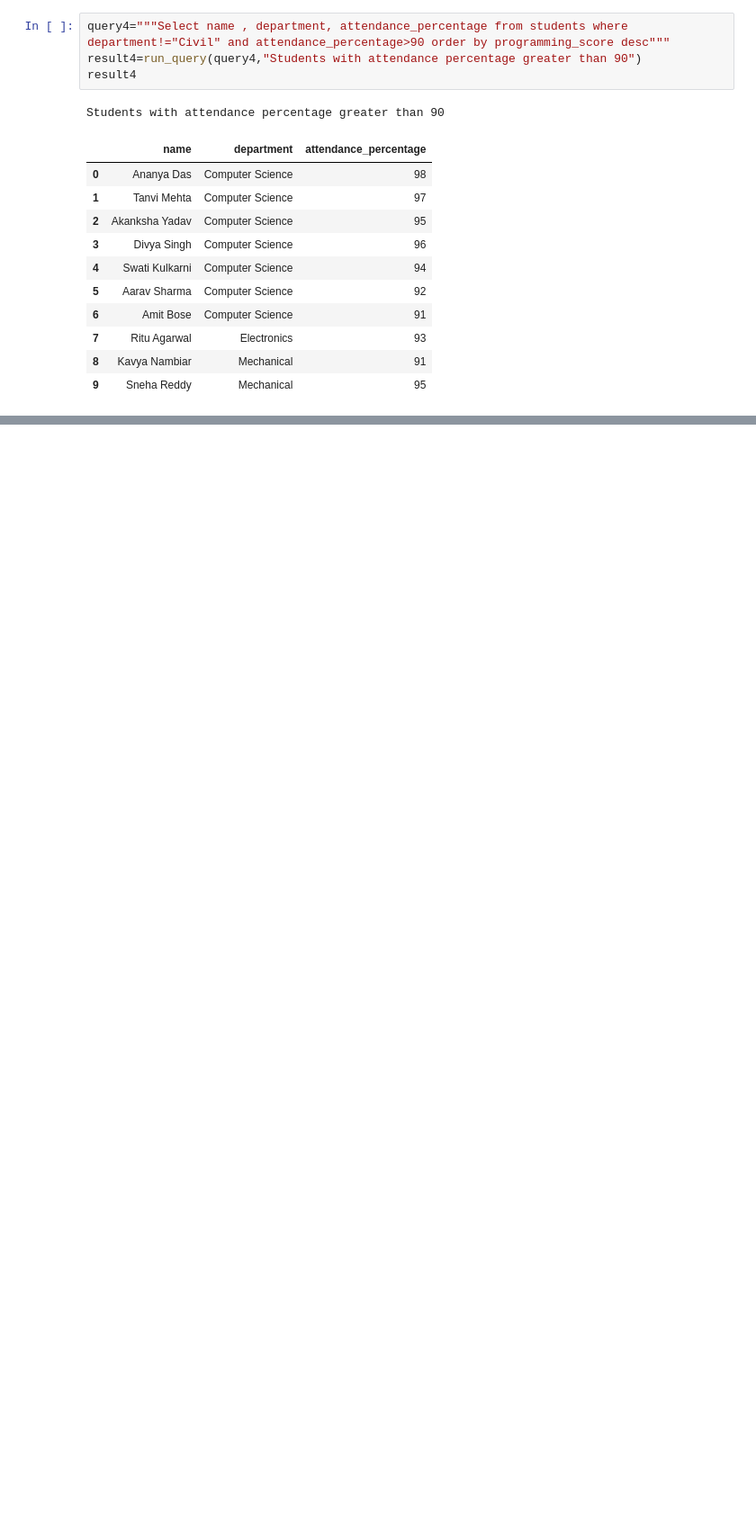
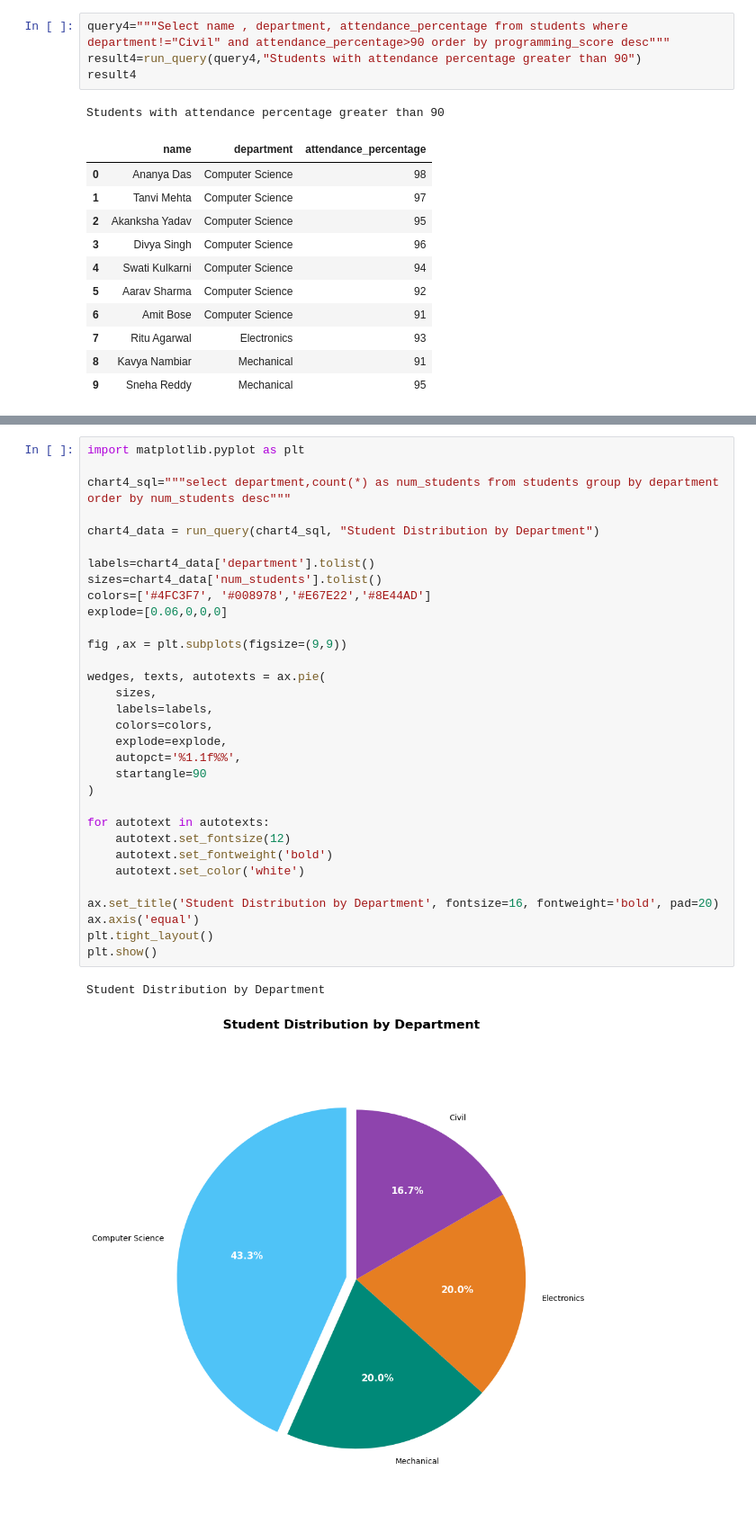
Before and after one commit to Sabarinathan-mb/Data_Engi-Workshop, a Jupyter notebook: Day_2/Day_2.ipynb, the cells around one changed output, grey strips where cells are left out. Shown at 90% size. Saved outputs shown, nothing was run; the diff lists cells and outputs as text; blank space fills up the shorter version.

```diff
--- a/Day_2/Day_2.ipynb
+++ b/Day_2/Day_2.ipynb
@@ -148,0 +246,35 @@ Error executing query: Execution failed on sql 'select gender,count(*) as num_st
+# %%
+import matplotlib.pyplot as plt
+
+chart4_sql="""select department,count(*) as num_students from students group by department order by num_students desc"""
+
+chart4_data = run_query(chart4_sql, "Student Distribution by Department")
+
+labels=chart4_data['department'].tolist()
+sizes=chart4_data['num_students'].tolist()
+colors=['#4FC3F7', '#008978','#E67E22','#8E44AD']
+explode=[0.06,0,0,0]
+
+fig ,ax = plt.subplots(figsize=(9,9))
+
+wedges, texts, autotexts = ax.pie(
+    sizes,
+    labels=labels,
+    colors=colors,
+    explode=explode,
+    autopct='%1.1f%%',
+    startangle=90
+)
+
+for autotext in autotexts:
+    autotext.set_fontsize(12)
+    autotext.set_fontweight('bold')
+    autotext.set_color('white')
+
+ax.set_title('Student Distribution by Department', fontsize=16, fontweight='bold', pad=20)
+ax.axis('equal')
+plt.tight_layout()
+plt.show()
+# %% [output]
+Student Distribution by Department
+[figure, added]
```
Also changed, not shown: parts of 7 cells of this notebook.
